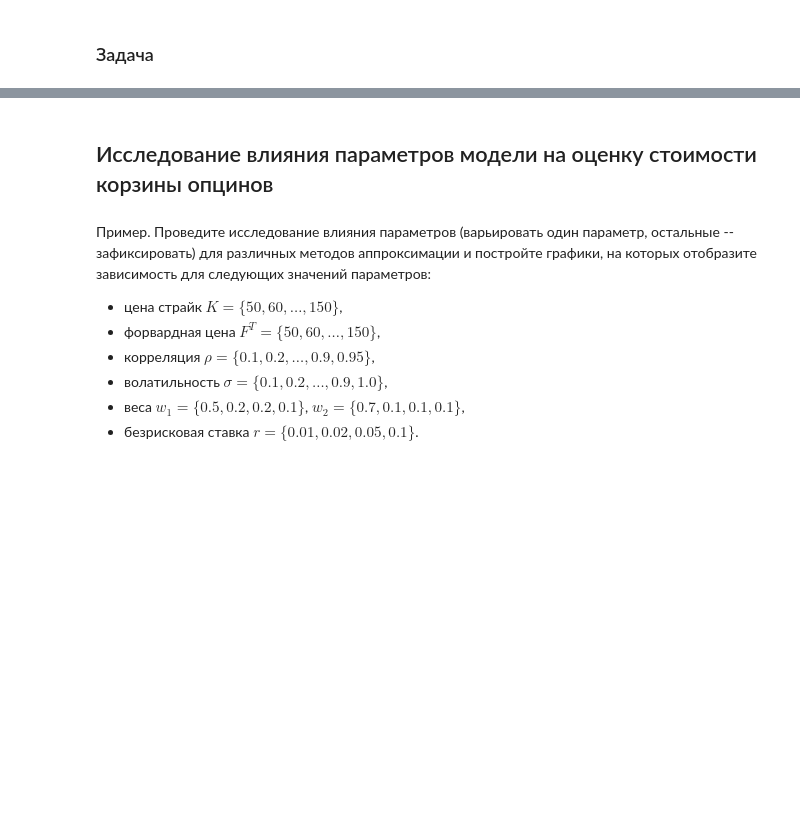
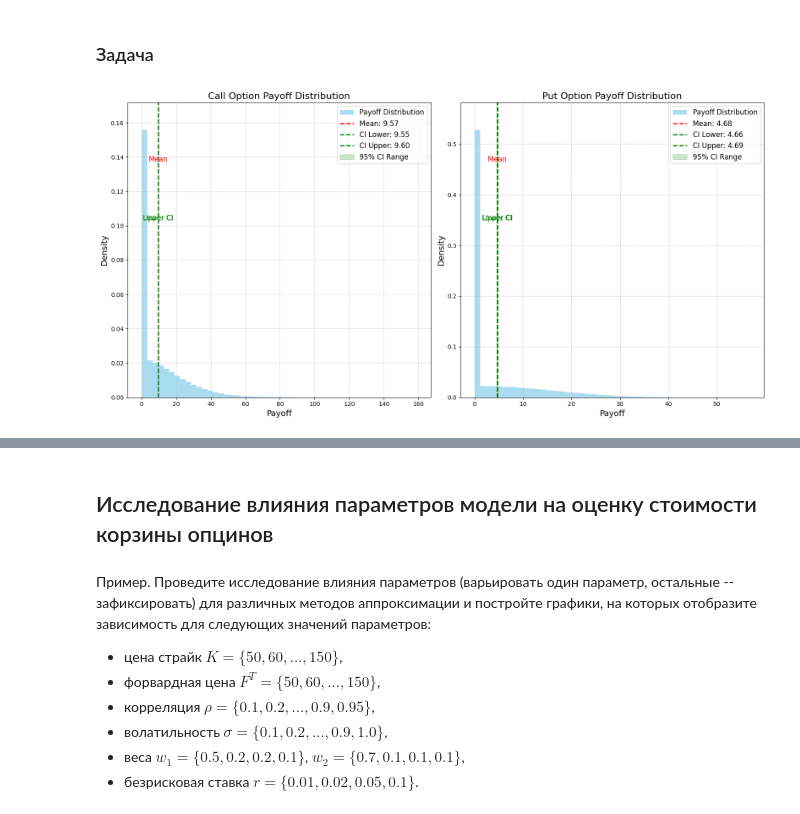
Before and after one commit to AstemirGongapshev/GSFP_2024, a Jupyter notebook: lab_5_GSFP.ipynb, the cells around one changed output, grey strips where cells are left out. Saved outputs shown, nothing was run; the diff lists cells and outputs as text; code cells hidden in the pictures; blank space fills up the shorter version.

```diff
--- a/lab_5_GSFP.ipynb
+++ b/lab_5_GSFP.ipynb
@@ -314,3 +351,86 @@ mean call basket price = 28.15747350535152, ci: 28.02651207401376 < price < 28.2
 # выдвините гипотезу о законе распределения оценок и проверьте ее статистически.
 
 # ваш код
+# %%
+np.random.seed(42)
+N_mc = int(10**6)
+n_assets = 4
+T = 1.0
+r = 0.05
+sigma = np.array([0.2, 0.25, 0.3, 0.35])
+rho = np.array([[1.0, 0.2, 0.2, 0.2],
+                [0.2, 1.0, 0.2, 0.2],
+                [0.2, 0.2, 1.0, 0.2],
+                [0.2, 0.2, 0.2, 1.0]])
+K = 100
+w = np.array([0.25, 0.25, 0.25, 0.25])
+q = np.zeros(n_assets)
+S = np.array([100, 100, 100, 100])
+COV = np.outer(sigma, sigma) * rho
+
+
+W = np.random.multivariate_normal(np.zeros(n_assets), COV, size=N_mc) * np.sqrt(T)
+B_T = np.zeros(N_mc)
+for k in range(n_assets):
+    B_T += S[k] * np.exp((r - q[k] - sigma[k]**2 / 2) * T + W[:, k]) * w[k]
+
+call_payoffs = np.maximum(B_T - K, 0)
+put_payoffs = np.maximum(K - B_T, 0)
+
+
+call_price_mc = np.mean(call_payoffs) * np.exp(-r * T)
+put_price_mc = np.mean(put_payoffs) * np.exp(-r * T)
+call_std_mc = np.std(call_payoffs) * np.exp(-r * T)
+put_std_mc = np.std(put_payoffs) * np.exp(-r * T)
+
+call_ci = (call_price_mc - norm.ppf(0.975) * call_std_mc / np.sqrt(N_mc),
+           call_price_mc + norm.ppf(0.975) * call_std_mc / np.sqrt(N_mc))
+
+put_ci = (put_price_mc - norm.ppf(0.975) * put_std_mc / np.sqrt(N_mc),
+          put_price_mc + norm.ppf(0.975) * put_std_mc / np.sqrt(N_mc))
+
+
+
+fig, axes = plt.subplots(1, 2, figsize=(16, 8))
+titles = ['Call Option Payoff Distribution', 'Put Option Payoff Distribution']
+data = [call_payoffs, put_payoffs]
+prices = [call_price_mc, put_price_mc]
+cis = [call_ci, put_ci]
+
+for ax, title, payoff, price, ci in zip(axes, titles, data, prices, cis):
+
+    ax.hist(payoff, bins=50, density=True, alpha=0.7, color='skyblue', label='Payoff Distribution')
+    ax.axvline(price, color='red', linestyle='--', linewidth=2, label=f'Mean: {price:.2f}')
+    ax.axvline(ci[0], color='green', linestyle='--', linewidth=2, label=f'CI Lower: {ci[0]:.2f}')
+    ax.axvline(ci[1], color='green', linestyle='--', linewidth=2, label=f'CI Upper: {ci[1]:.2f}')
+    ax.fill_betweenx([0, ax.get_ylim()[1]], ci[0], ci[1], color='green', alpha=0.2, label='95% CI Range')
+
+
+    ax.text(price, ax.get_ylim()[1] * 0.8, 'Mean', color='red', fontsize=12, ha='center')
+    ax.text(ci[0], ax.get_ylim()[1] * 0.6, 'Lower CI', color='green', fontsize=12, ha='center')
+    ax.text(ci[1], ax.get_ylim()[1] * 0.6, 'Upper CI', color='green', fontsize=12, ha='center')
+
+
+    ax.set_title(title, fontsize=16)
+    ax.set_xlabel('Payoff', fontsize=14)
+    ax.set_ylabel('Density', fontsize=14)
+    ax.legend(fontsize=12)
+    ax.grid(True, linestyle='--', alpha=0.6)
+
+plt.tight_layout()
+plt.show()
+
+
+call_mean, call_std = np.mean(call_payoffs), np.std(call_payoffs)
+put_mean, put_std = np.mean(put_payoffs), np.std(put_payoffs)
+
+call_test = kstest(call_payoffs, 'norm', args=(call_mean, call_std))
+put_test = kstest(put_payoffs, 'norm', args=(put_mean, put_std))
+
+# Проверим гипотезу, что распределение экспоненциальное (для вариативности)
+call_exp_test = kstest(call_payoffs, 'expon', args=(0, 1 / call_mean))
+put_exp_test = kstest(put_payoffs, 'expon', args=(0, 1 / put_mean))
+
+call_test, put_test, call_exp_test, put_exp_test
+# %% [output]
+[figure, added]
```
Also changed, not shown: parts of 16 cells of this notebook, 1 other file.
